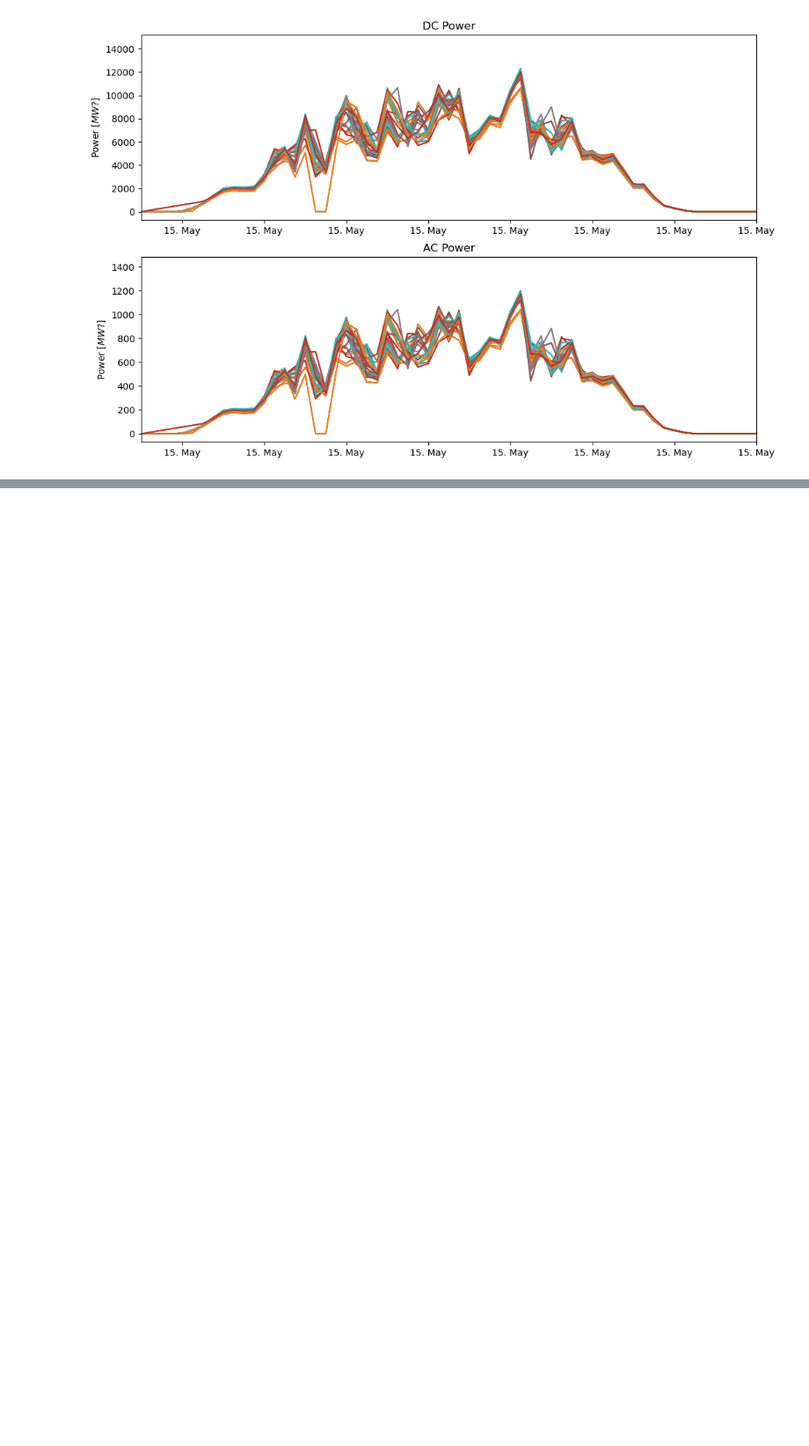
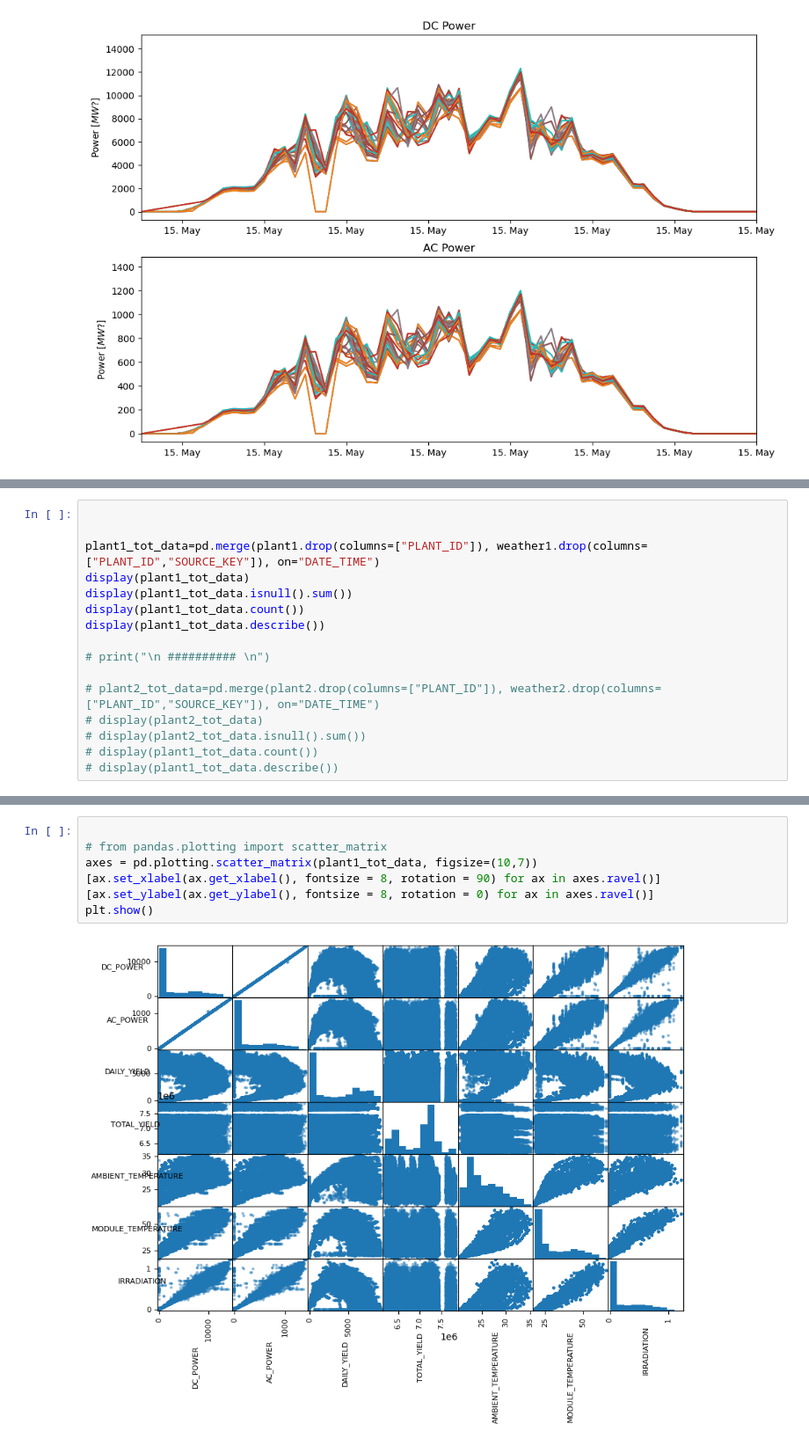
Before and after one commit to Julha19/AML_project, a Jupyter notebook: andi_AML.ipynb, the cells around one changed output, grey strips where cells are left out. Shown at 88% size. Cells and saved outputs as stored; diff of their text form; blank space fills up the shorter version.

```diff
--- a/andi_AML.ipynb
+++ b/andi_AML.ipynb
@@ -132,0 +182,16 @@ for i, key in enumerate(plant1["SOURCE_KEY"].unique()):
+# %%
+
+
+plant1_tot_data=pd.merge(plant1.drop(columns=["PLANT_ID"]), weather1.drop(columns=["PLANT_ID","SOURCE_KEY"]), on="DATE_TIME")
+display(plant1_tot_data)
+display(plant1_tot_data.isnull().sum())
+display(plant1_tot_data.count())
+display(plant1_tot_data.describe())
+
+# print("\n ########## \n")
+
+# plant2_tot_data=pd.merge(plant2.drop(columns=["PLANT_ID"]), weather2.drop(columns=["PLANT_ID","SOURCE_KEY"]), on="DATE_TIME")
+# display(plant2_tot_data)
+# display(plant2_tot_data.isnull().sum())
+# display(plant1_tot_data.count())
+# display(plant1_tot_data.describe())
@@ -132,0 +241,9 @@ for i, key in enumerate(plant1["SOURCE_KEY"].unique()):
+# %%
+
+# from pandas.plotting import scatter_matrix
+axes = pd.plotting.scatter_matrix(plant1_tot_data, figsize=(10,7))
+[ax.set_xlabel(ax.get_xlabel(), fontsize = 8, rotation = 90) for ax in axes.ravel()]
+[ax.set_ylabel(ax.get_ylabel(), fontsize = 8, rotation = 0) for ax in axes.ravel()]
+plt.show()
+# %% [output]
+[figure, added]
```
Also changed, not shown: parts of 10 cells of this notebook, 2 other files.
